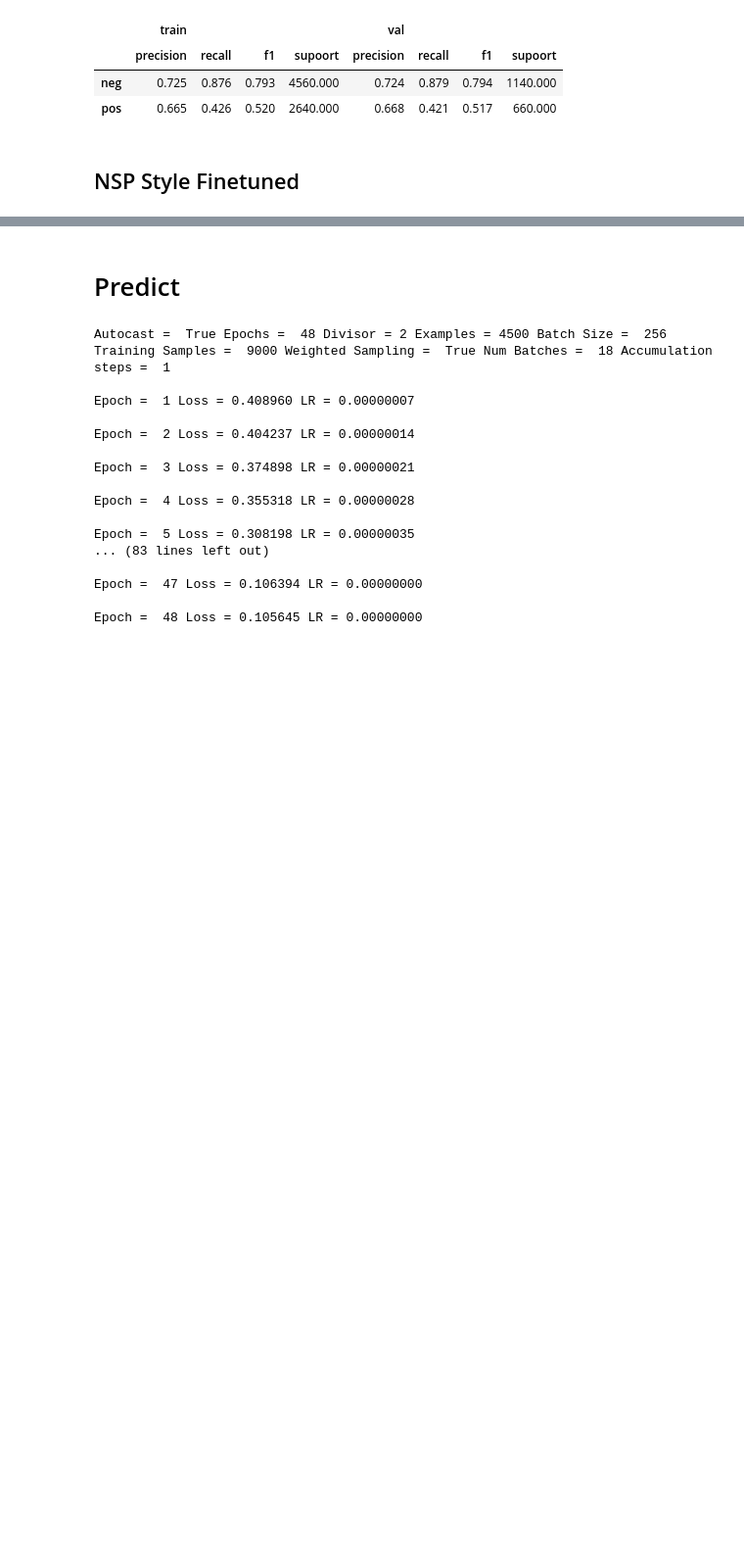
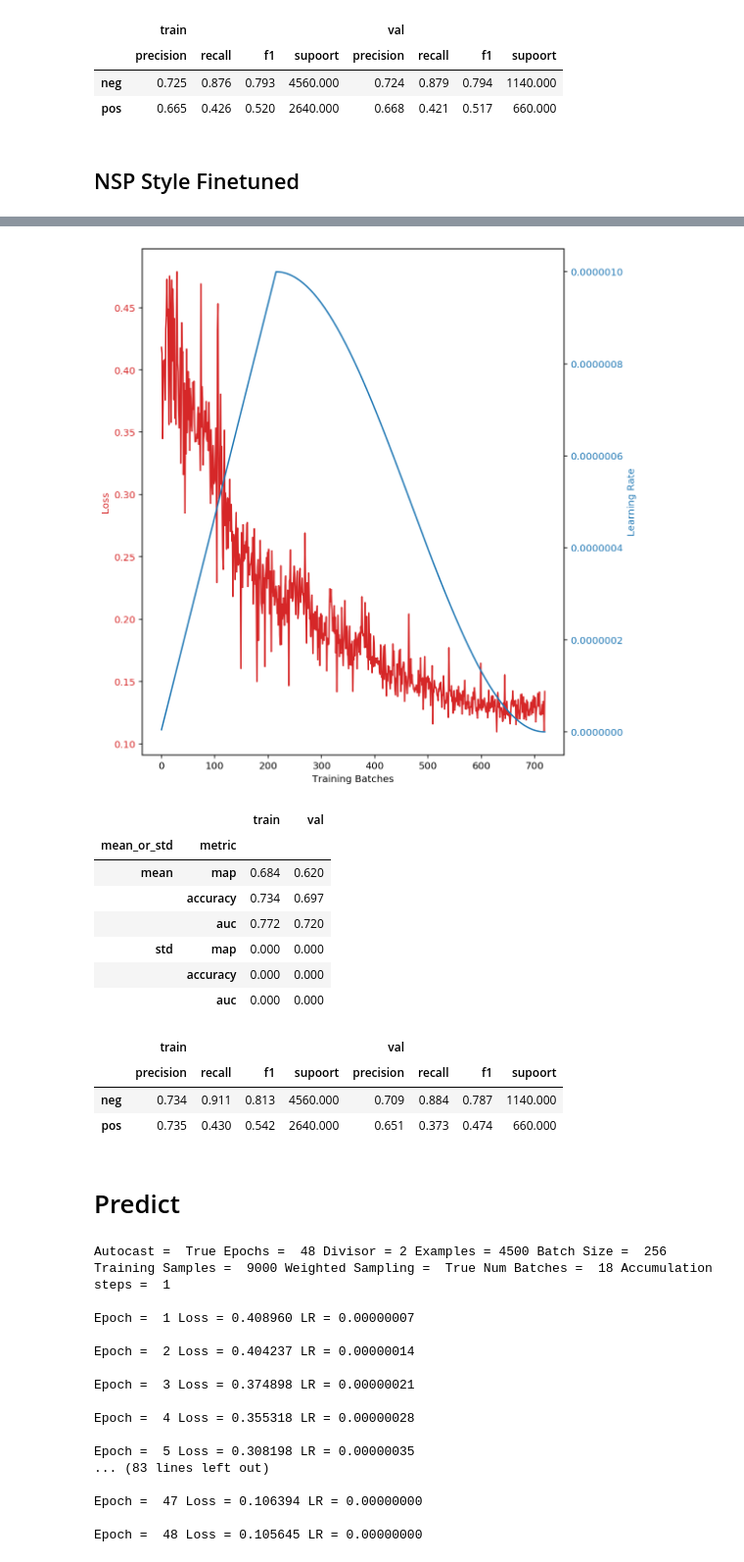
Before and after one commit to faizanahemad/facebook-hateful-memes, a Jupyter notebook: notebooks/Fasttext1DCNN.ipynb, the cells around one changed output, grey strips where cells are left out. Shown at 98% size. Cells and saved outputs as stored; diff of their text form; code cells hidden in the pictures; blank space fills up the shorter version.

```diff
--- a/notebooks/Fasttext1DCNN.ipynb
+++ b/notebooks/Fasttext1DCNN.ipynb
@@ -818,9 +919,9 @@ model_fn = model_builder(AlbertClassifer,
                          dict(classifier_dims=256,
                               num_classes=2,
                               embedding_dims=768,
-                              gaussian_noise=5.5,
+                              gaussian_noise=5.75,
                               dropout=0.175,
-                              word_masking_proba=0.225,
+                              word_masking_proba=0.2,
                               internal_dims=512,
                               final_layer_builder=fb_1d_loss_builder,
                               n_layers=2,
@@ -873,0 +975,13 @@ Epoch =  15 Loss = 0.213462 LR = 0.00000100
+[figure, added]
+|  |  | train | val |
+| mean_or_std | metric |  |  |
+| mean | map | 0.684 | 0.620 |
+|  | accuracy | 0.734 | 0.697 |
+|  | auc | 0.772 | 0.720 |
+| std | map | 0.000 | 0.000 |
+|  | accuracy | 0.000 | 0.000 |
+|  | auc | 0.000 | 0.000 |
+|  | train |  |  |  | val |  |  |  |
+|  | precision | recall | f1 | supoort | precision | recall | f1 | supoort |
+| neg | 0.734 | 0.911 | 0.813 | 4560.000 | 0.709 | 0.884 | 0.787 | 1140.000 |
+| pos | 0.735 | 0.430 | 0.542 | 2640.000 | 0.651 | 0.373 | 0.474 | 660.000 |
```
Also changed, not shown: parts of 7 cells of this notebook, 2 other files.
